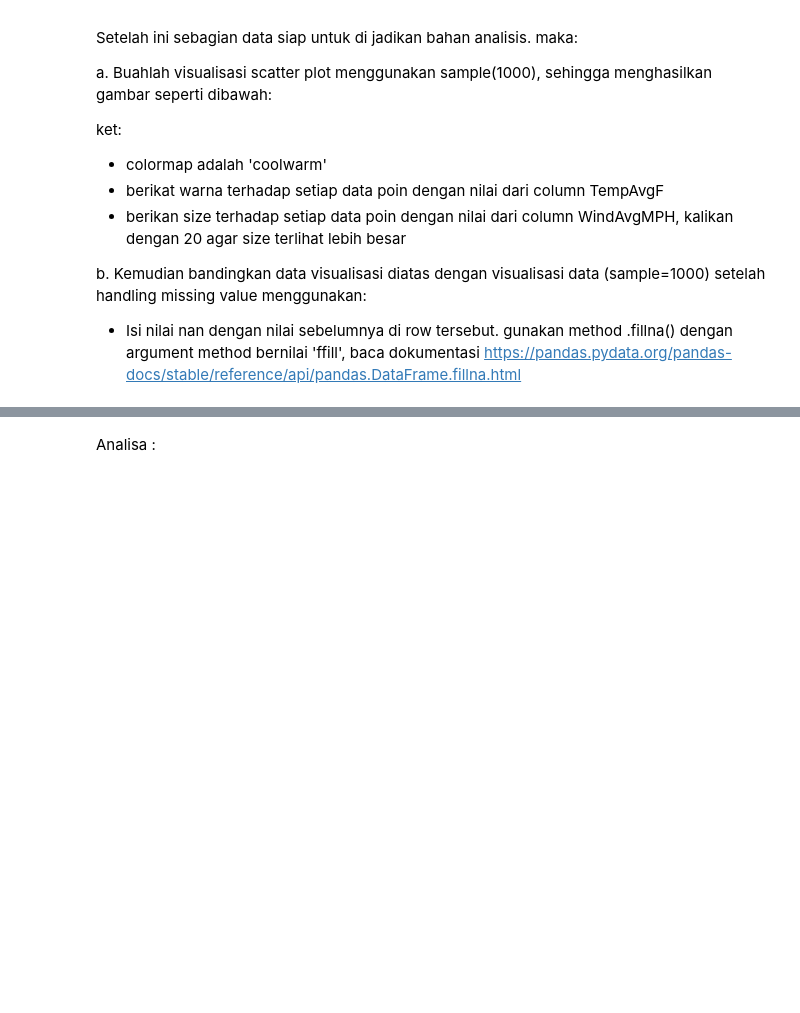
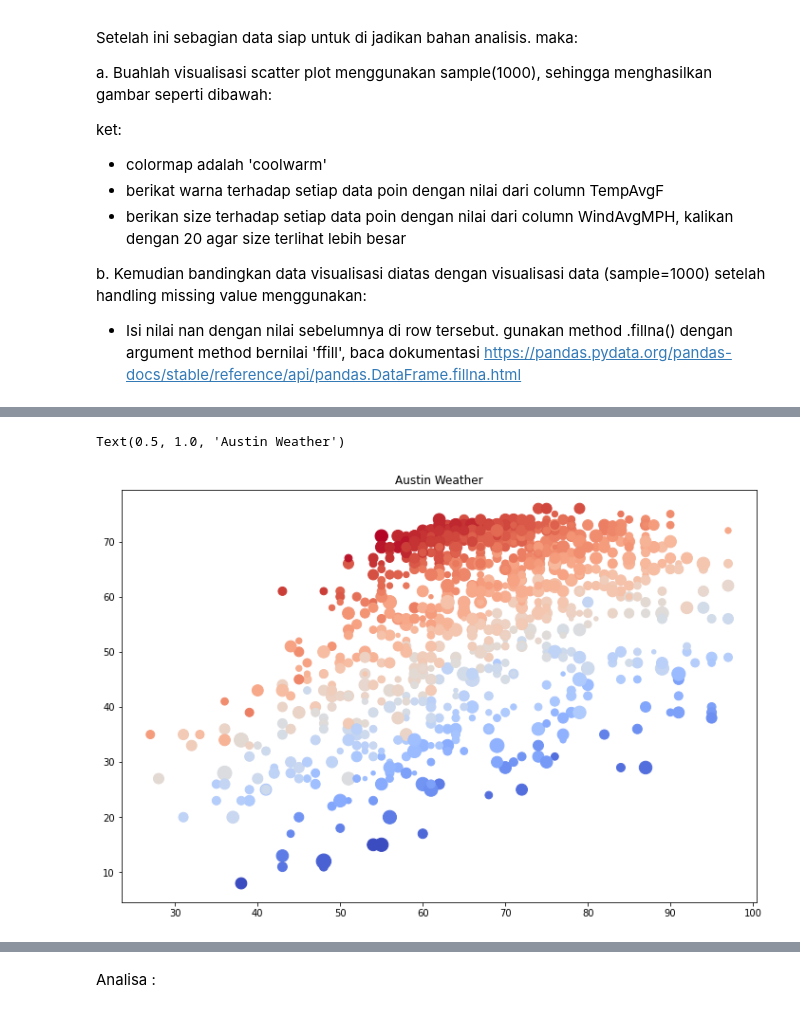
Before and after one commit to benidictusgalihmp/DS-SanberCode, a Jupyter notebook: W04/W04_T01.ipynb, the cells around one changed output, grey strips where cells are left out. Saved outputs shown, nothing was run; the diff lists cells and outputs as text; code cells hidden in the pictures; blank space fills up the shorter version.

```diff
--- a/W04/W04_T01.ipynb
+++ b/W04/W04_T01.ipynb
@@ -38,7 +38,8 @@ import pandas as pd
 import numpy as np
 import matplotlib.pyplot as plt
 
-df = pd.read_csv('austin_weather.csv')
+df = pd.read_csv('austin_weather.csv', na_values=['na', '-'])
+df.astype({'DewPointAvgF':'float', 'HumidityAvgPercent':'float', 'TempAvgF':'float', 'WindAvgMPH':'float'})
 df.head()
 # %% [output]
 |  | Date | TempHighF | TempAvgF | TempLowF | DewPointHighF | DewPointAvgF | DewPointLowF | ... |
@@ -109,0 +109,9 @@ b. Kemudian bandingkan data visualisasi diatas dengan visualisasi data (sample=1
+# %%
+# code here
+plt.figure(figsize=(12,8))
+area = 20*df['WindAvgMPH']
+plt.scatter(df['HumidityAvgPercent'], df['DewPointAvgF'], s=area, c=df['TempAvgF'], cmap='coolwarm')
+plt.title('Austin Weather')
+# %% [output]
+Text(0.5, 1.0, 'Austin Weather')
+[figure, added]
```
Also changed, not shown: parts of 6 cells of this notebook.
